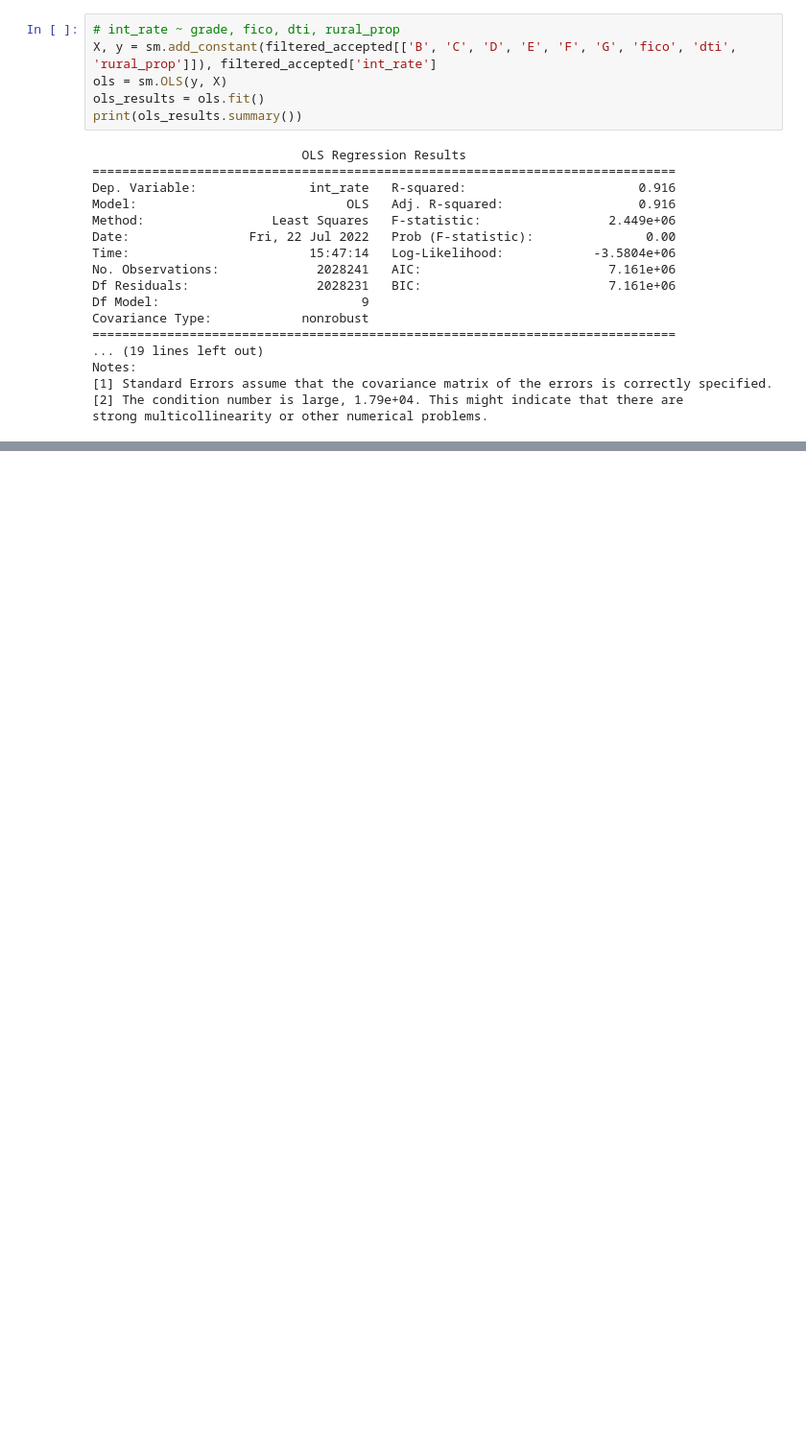
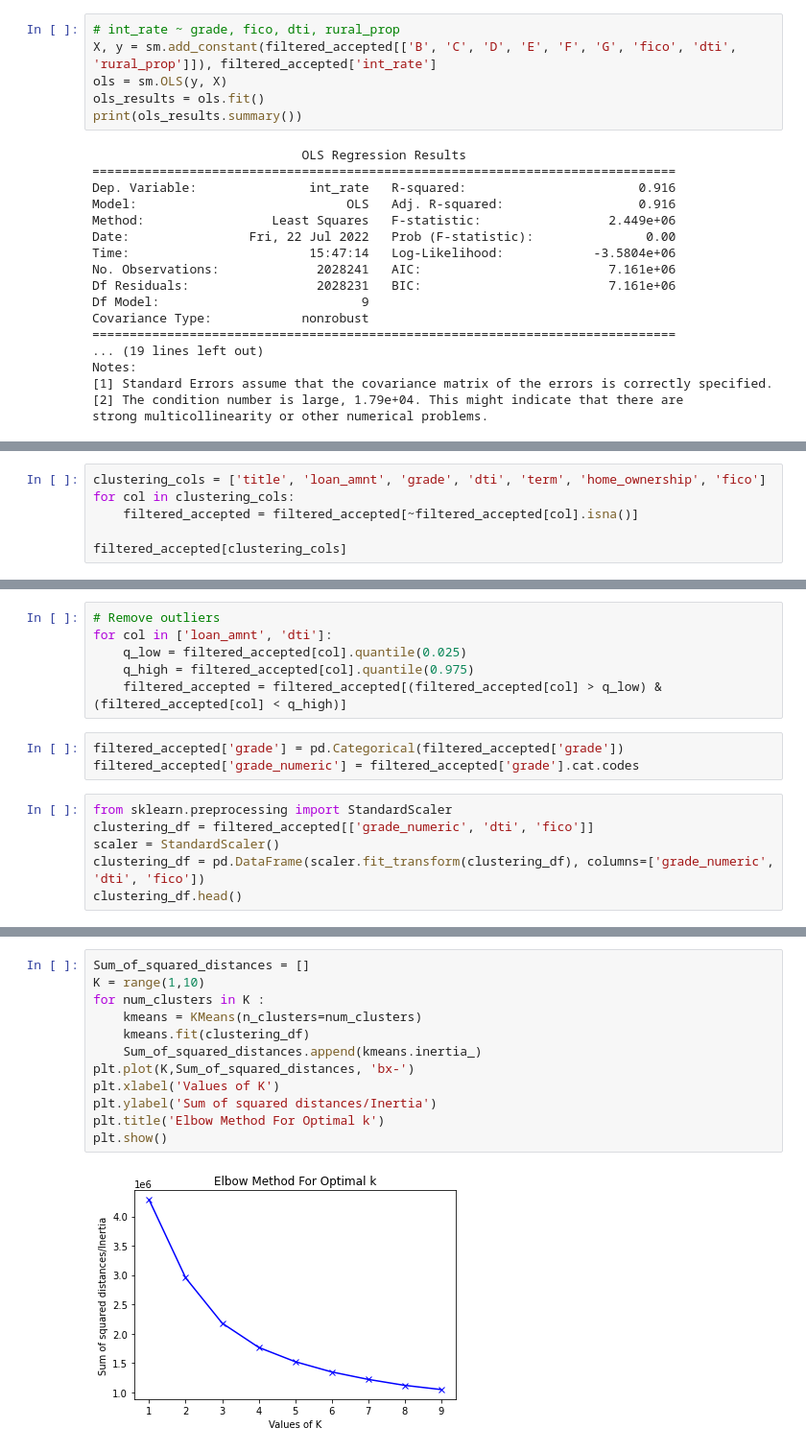
Before and after one commit to jeremylee73/citadel-summer-invitational, a Jupyter notebook: jeremy-lee-regressions.ipynb, the cells around one changed output, grey strips where cells are left out. Shown at 96% size. Drawn from its saved outputs; the diff is of its cells as text; blank space fills up the shorter version.

```diff
--- a/jeremy-lee-regressions.ipynb
+++ b/jeremy-lee-regressions.ipynb
@@ -177,0 +202,6 @@ strong multicollinearity or other numerical problems.
+# %%
+clustering_cols = ['title', 'loan_amnt', 'grade', 'dti', 'term', 'home_ownership', 'fico']
+for col in clustering_cols:
+    filtered_accepted = filtered_accepted[~filtered_accepted[col].isna()]
+
+filtered_accepted[clustering_cols]
@@ -177,0 +222,15 @@ strong multicollinearity or other numerical problems.
+# %%
+# Remove outliers
+for col in ['loan_amnt', 'dti']:
+    q_low = filtered_accepted[col].quantile(0.025)
+    q_high = filtered_accepted[col].quantile(0.975)
+    filtered_accepted = filtered_accepted[(filtered_accepted[col] > q_low) & (filtered_accepted[col] < q_high)]
+# %%
+filtered_accepted['grade'] = pd.Categorical(filtered_accepted['grade'])
+filtered_accepted['grade_numeric'] = filtered_accepted['grade'].cat.codes
+# %%
+from sklearn.preprocessing import StandardScaler
+clustering_df = filtered_accepted[['grade_numeric', 'dti', 'fico']]
+scaler = StandardScaler()
+clustering_df = pd.DataFrame(scaler.fit_transform(clustering_df), columns=['grade_numeric', 'dti', 'fico'])
+clustering_df.head()
@@ -177,0 +244,14 @@ strong multicollinearity or other numerical problems.
+# %%
+Sum_of_squared_distances = []
+K = range(1,10)
+for num_clusters in K :
+    kmeans = KMeans(n_clusters=num_clusters)
+    kmeans.fit(clustering_df)
+    Sum_of_squared_distances.append(kmeans.inertia_)
+plt.plot(K,Sum_of_squared_distances, 'bx-')
+plt.xlabel('Values of K')
+plt.ylabel('Sum of squared distances/Inertia')
+plt.title('Elbow Method For Optimal k')
+plt.show()
+# %% [output]
+[figure, added]
```
Also changed, not shown: parts of 20 cells of this notebook.
